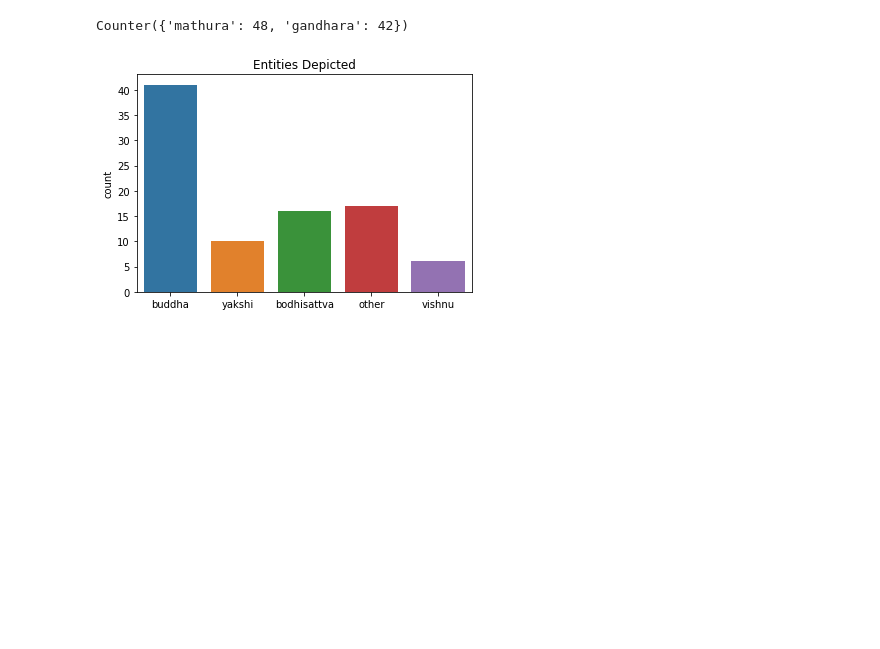
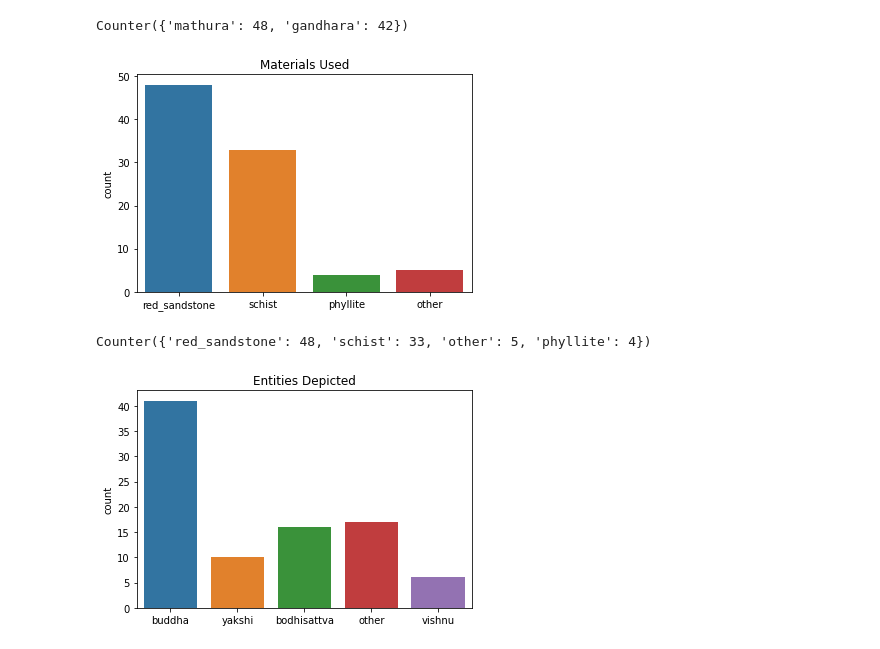
Before and after one commit to tlkh/hass-dh-mathura-gandhara, a Jupyter notebook: model.ipynb, the cells around one changed output. Saved outputs shown, nothing was run; the diff lists cells and outputs as text; code cells hidden in the pictures; blank space fills up the shorter version.

```diff
--- a/model.ipynb
+++ b/model.ipynb
@@ -76,6 +77,19 @@ print(counts)
 # %% [output]
 [figure]
 Counter({'mathura': 48, 'gandhara': 42})
+# %%
+category = [medium_type[l[2]] for l in label_list]
+plt.title("Materials Used")
+sns.countplot(category)
+plt.show()
+
+counts = Counter()
+for i in category:
+    counts[i] += 1
+print(counts)
+# %% [output]
+[figure, added]
+Counter({'red_sandstone': 48, 'schist': 33, 'other': 5, 'phyllite': 4})
 # %%
 category = [depiction_type[l[1]] for l in label_list]
 plt.title("Entities Depicted")
```
Also changed, not shown: parts of 6 cells of this notebook, 3 other files.
